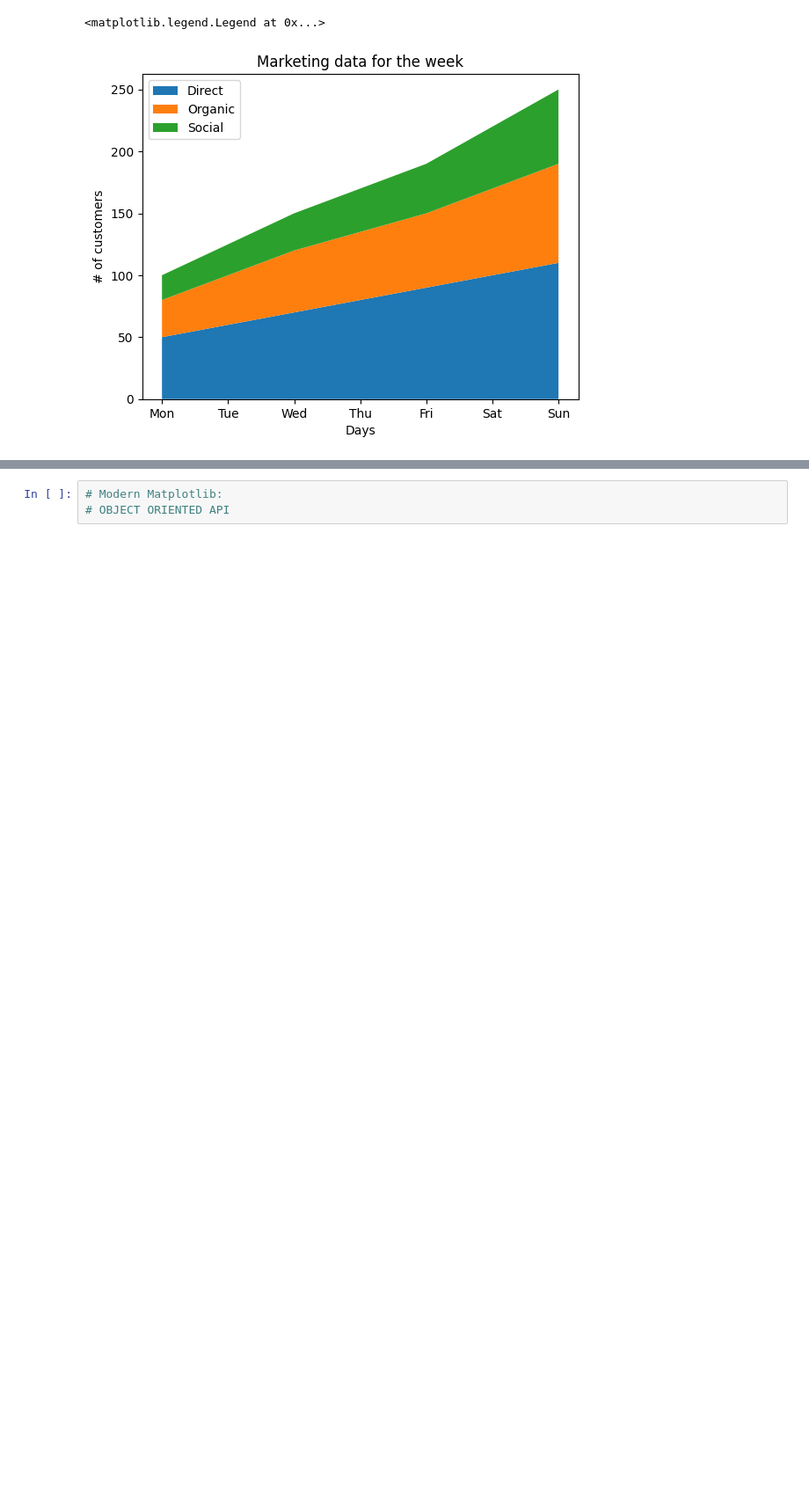
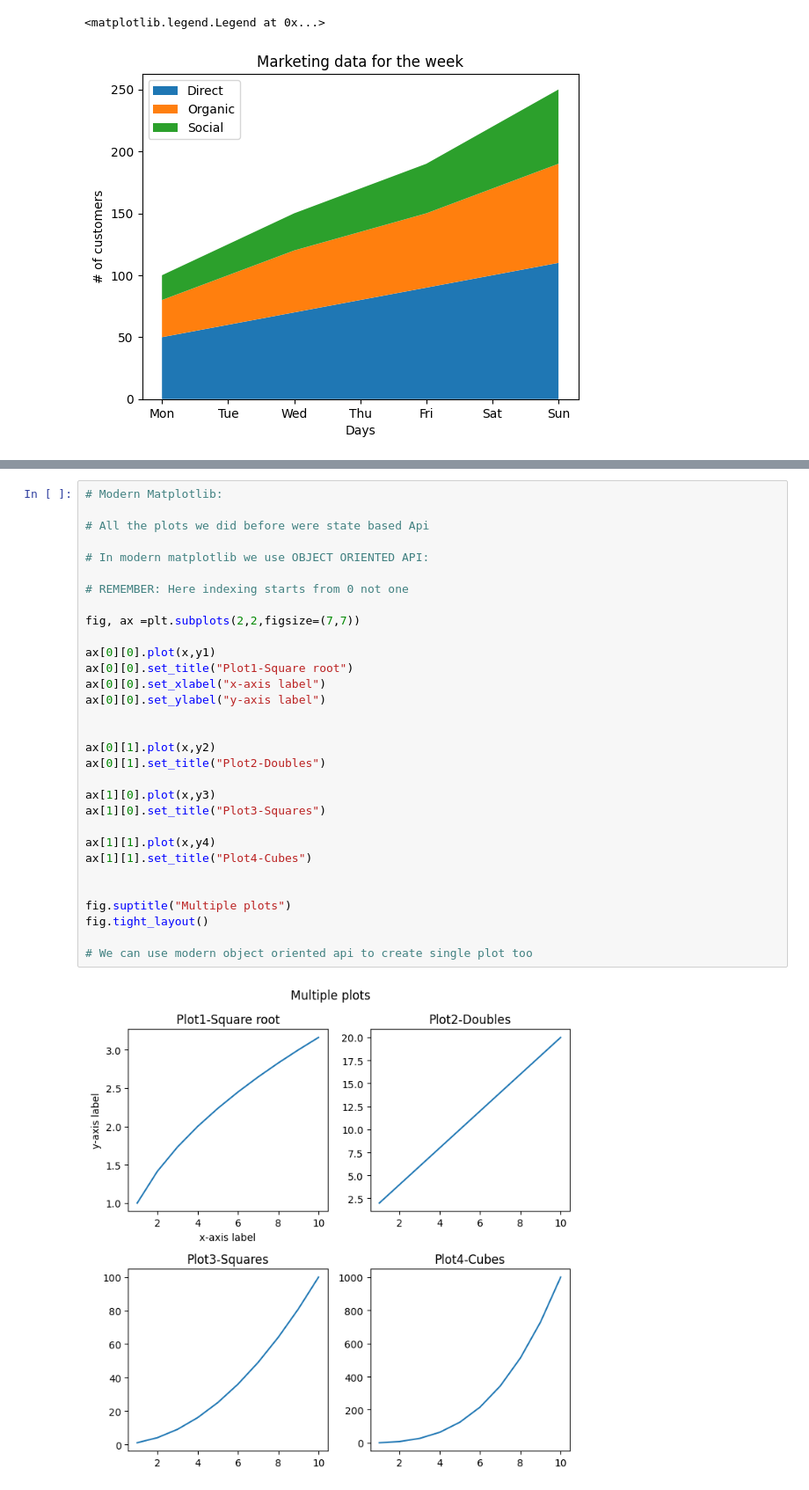
Before and after one commit to AneeshPal/PrimeBatch, a Jupyter notebook: 21.Data Visualization Part2/1.matplotlib_concepts.ipynb, the cells around one changed output, grey strips where cells are left out. Shown at 88% size. Cells and saved outputs as stored; diff of their text form; blank space fills up the shorter version.

Commit message:
Matplotlib concepts completed

```diff
--- a/21.Data Visualization Part2/tutorial.ipynb
+++ b/21.Data Visualization Part2/1.matplotlib_concepts.ipynb
@@ -167,4 +168,34 @@ plt.tight_layout()
 [figure]
 # %%
 # Modern Matplotlib:
-# OBJECT ORIENTED API
+
+# All the plots we did before were state based Api
+
+# In modern matplotlib we use OBJECT ORIENTED API:
+
+# REMEMBER: Here indexing starts from 0 not one
+
+fig, ax =plt.subplots(2,2,figsize=(7,7))
+
+ax[0][0].plot(x,y1)
+ax[0][0].set_title("Plot1-Square root")
+ax[0][0].set_xlabel("x-axis label")
+ax[0][0].set_ylabel("y-axis label")
+
+
+ax[0][1].plot(x,y2)
+ax[0][1].set_title("Plot2-Doubles")
+
+ax[1][0].plot(x,y3)
+ax[1][0].set_title("Plot3-Squares")
+
+ax[1][1].plot(x,y4)
+ax[1][1].set_title("Plot4-Cubes")
+
+
+fig.suptitle("Multiple plots")
+fig.tight_layout()
+
+# We can use modern object oriented api to create single plot too
+# %% [output]
+[figure, added]
```
Also changed, not shown: parts of 1 cell of this notebook, 1 other file.
